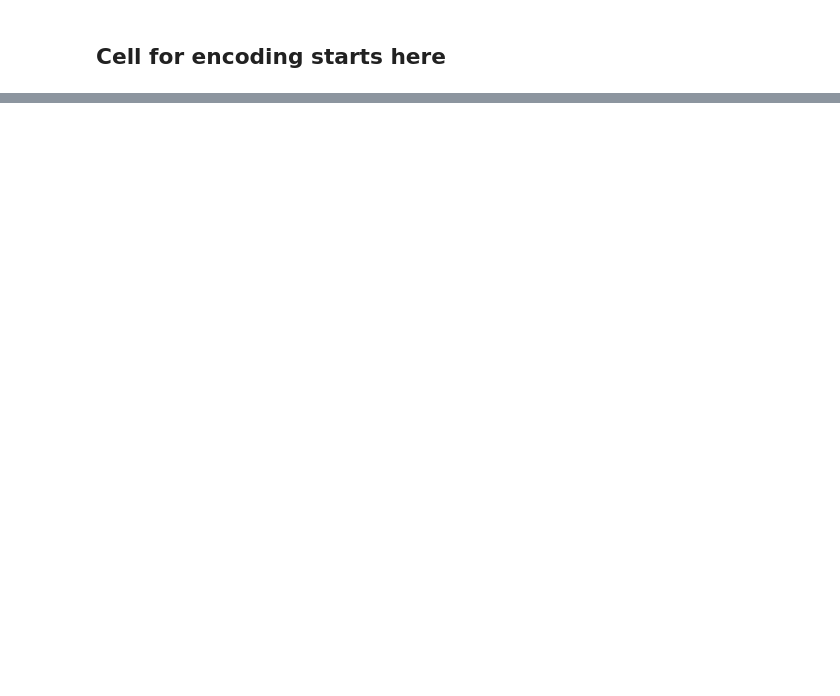
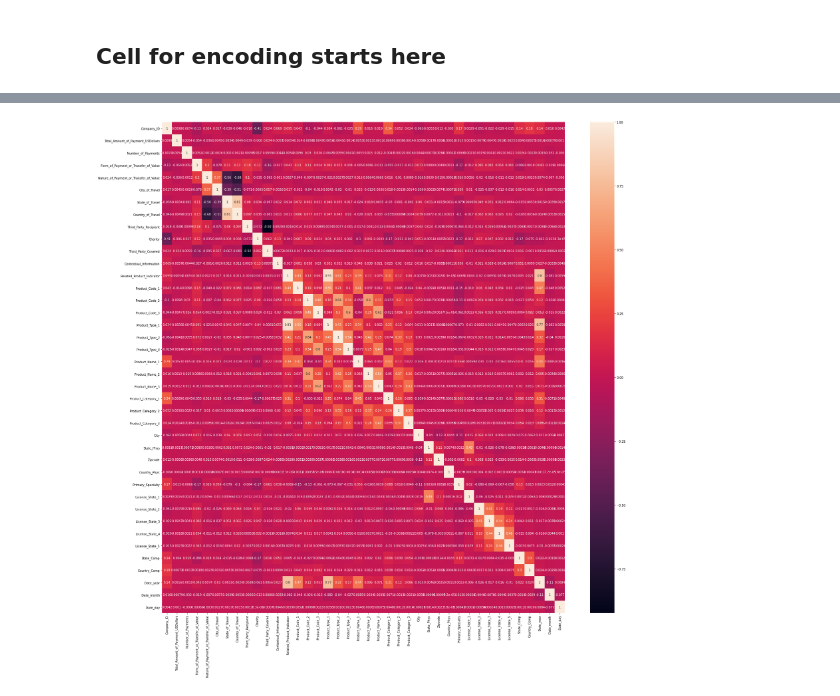
Before and after one commit to qffdhruba1123/analytics_cup_2021, a Jupyter notebook: Intelligent_Squid_Working_Notebook_qffd.ipynb, the cells around one changed output, grey strips where cells are left out. Drawn from its saved outputs; the diff is of its cells as text; code cells hidden in the pictures; blank space fills up the shorter version.

```diff
--- a/Intelligent_Squid_Working_Notebook_qffd.ipynb
+++ b/Intelligent_Squid_Working_Notebook_qffd.ipynb
@@ -283,0 +397,11 @@ array(['Food and Beverage', 'Travel and Lodging', 'Gift',
+# %%
+# df_train['Ownership_Indicator']=df_train['Ownership_Indicator'].astype(int)
+fig = plt.figure(figsize = (30,30))
+ax = fig.gca()
+# df_train.drop(columns=['set'],inplace=True)
+
+heatmap = sns.heatmap(df_train.corr(), annot=True)
+fig = heatmap.get_figure()
+fig.savefig("heatmap_after_na_encode.png")
+# %% [output]
+[figure, added]
```
Also changed, not shown: parts of 30 cells of this notebook, 5 other files.
